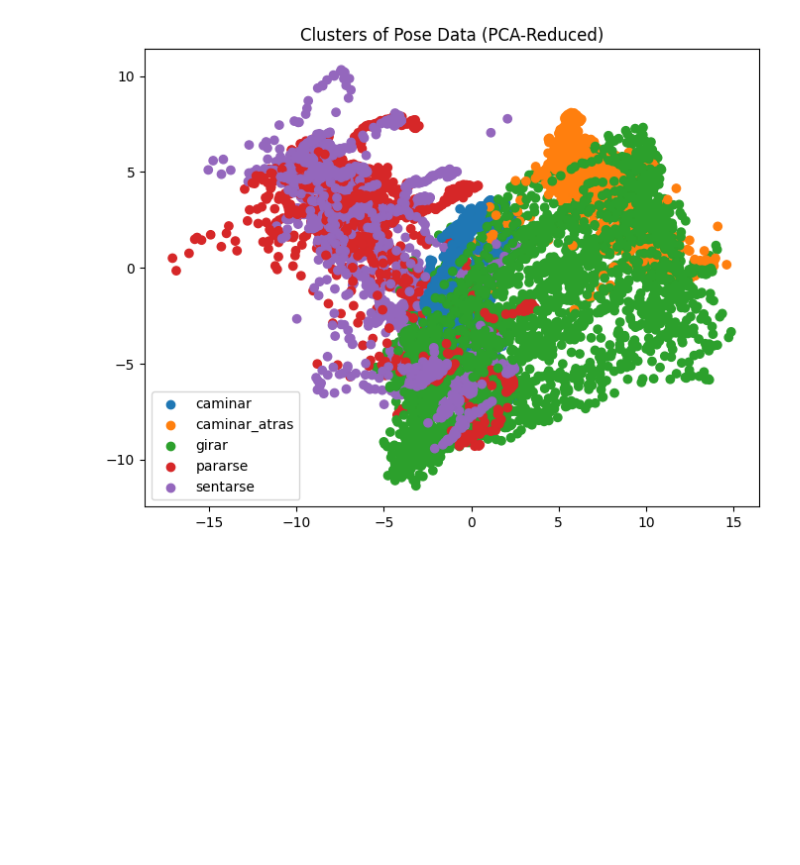
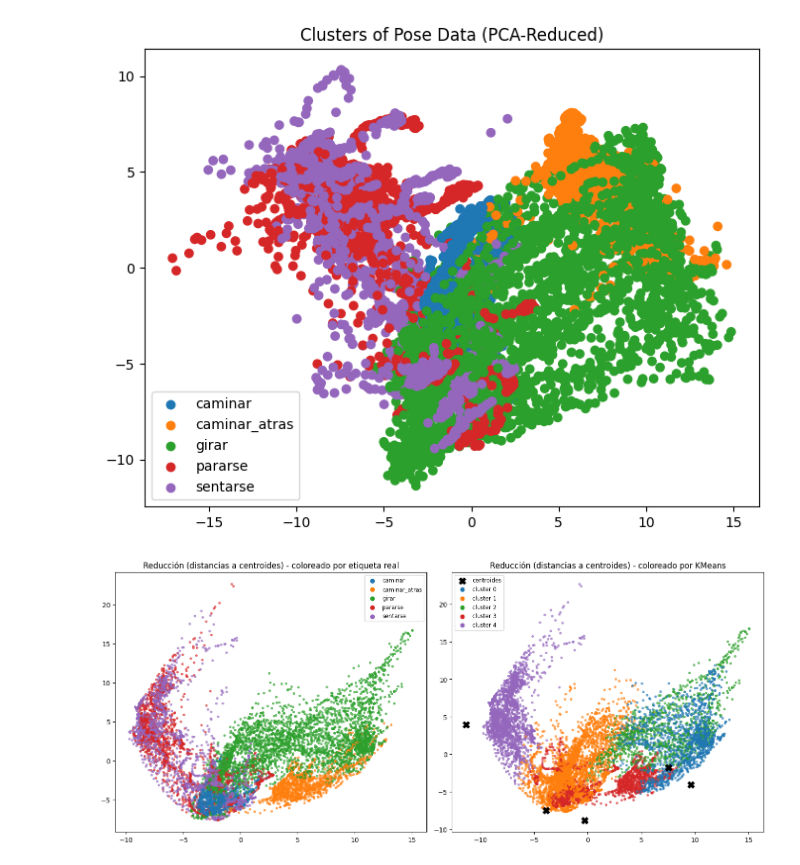
Before and after one commit to Sebastian-411/PoseAnalyzer, a Jupyter notebook: entrega2/PoseAnalyzer.ipynb, the cells around one changed output. Cells and saved outputs as stored; diff of their text form; code cells hidden in the pictures; blank space fills up the shorter version.

Commit message:
updated with kmeans and eda pre steps TODO: group by label and frames, also add the explained variance

```diff
--- a/entrega2/PoseAnalyzer.ipynb
+++ b/entrega2/PoseAnalyzer.ipynb
@@ -123,3 +144,49 @@ plt.legend()
 plt.show()
 # %% [output]
 [figure]
+# %%
+from sklearn.cluster import KMeans
+
+n_clusters = len(unique_labels)
+
+# Entrenar KMeans sobre X (ya estandarizado en la sesión)
+kmeans = KMeans(n_clusters=n_clusters, random_state=42, n_init=2)
+kmeans.fit(X)
+klabels = kmeans.labels_
+
+# Obtener representación reducida: distancias a centroides (dim = n_clusters)
+X_km = kmeans.transform(X)
+
+# Reducir esas distancias a 2D para visualización con PCA
+pca_km = PCA(n_components=2)
+X_km_2d = pca_km.fit_transform(X_km)
+
+# Centroides proyectados a 2D
+# Nota: los centroides de KMeans están en el espacio original (99 dims).
+# Primero obtenemos su representación en el espacio "distancias a centroides" usando kmeans.transform(...)
+centroids_2d = pca_km.transform(kmeans.transform(kmeans.cluster_centers_))
+
+# Plot: comparación visual entre etiquetas reales y clusters de KMeans sobre la reducción
+fig, axes = plt.subplots(1, 2, figsize=(14, 6), constrained_layout=True)
+
+# Izquierda: coloreado por etiqueta real
+axes[0].scatter(X_km_2d[:, 0], X_km_2d[:, 1], c=[label_colors[l] for l in labels], s=8, alpha=0.6)
+axes[0].set_title("Reducción (distancias a centroides) - coloreado por etiqueta real")
+for lab, col in label_colors.items():
+    axes[0].scatter([], [], color=col, label=lab)
+axes[0].legend(loc='best', fontsize='small')
+
+# Derecha: coloreado por cluster asignado por KMeans
+cmap = plt.get_cmap('tab10')
+cluster_colors = [cmap(i) for i in range(n_clusters)]
+axes[1].scatter(X_km_2d[:, 0], X_km_2d[:, 1], c=[cluster_colors[i] for i in klabels], s=8, alpha=0.6)
+# marcar centroides
+axes[1].scatter(centroids_2d[:, 0], centroids_2d[:, 1], c='black', s=100, marker='X', label='centroides')
+for i, col in enumerate(cluster_colors):
+    axes[1].scatter([], [], color=col, label=f'cluster {i}')
+axes[1].set_title("Reducción (distancias a centroides) - coloreado por KMeans")
+axes[1].legend(loc='best', fontsize='small')
+
+plt.show()
+# %% [output]
+[figure, added]
```
Also changed, not shown: parts of 1 cell of this notebook.
